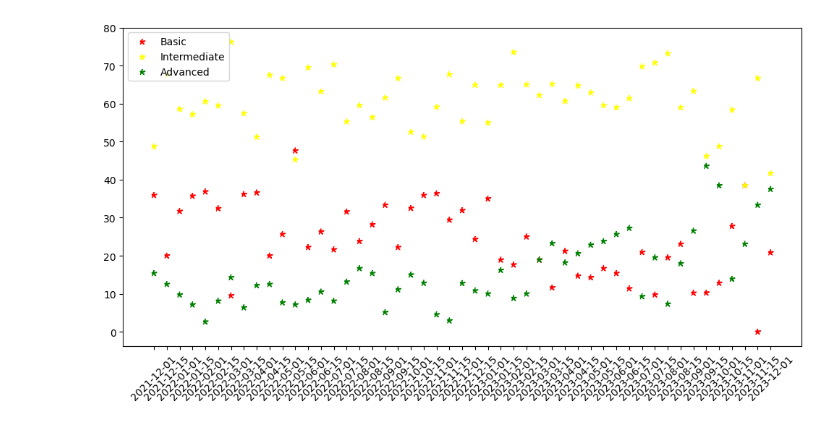
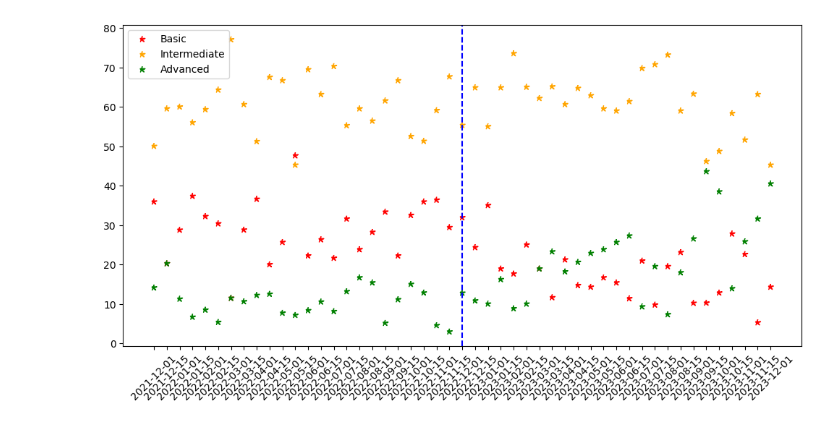
Before and after one commit to boysbeanxious/stackoverflow_src, a Jupyter notebook: LLM/3_visualization_sample.ipynb, the cells around one changed output. Saved outputs shown, nothing was run; the diff lists cells and outputs as text; code cells hidden in the pictures.

```diff
--- a/LLM/3_visualization_sample.ipynb
+++ b/LLM/3_visualization_sample.ipynb
@@ -65,7 +65,14 @@ def calc_rate(df):
 
     return return_df
 # %%
-sample_list = [13, 38, 63, 88]
+sample_list = [       13
+                    , 38
+                    , 63
+                    , 88
+                    , 113
+                    , 138
+                    , 163
+                    , 188]
 # %%
 tot_df = pd.DataFrame()
 for listid in sample_list:
@@ -140,3 +156,3 @@ m_chk_cnt_0.head()
 # %%
-major_xticks = df_date['creationdate'].apply(lambda x : str(pd.Timestamp(x) + pd.offsets.MonthEnd(0)).split(' ')[0]).drop_duplicates().to_list()
+major_xticks = df_date['creationdate'].apply(lambda x : str(pd.Timestamp(x) + pd.offsets.MonthBegin(0)).split(' ')[0]).drop_duplicates().to_list()
 # %%
@@ -205,35 +165,41 @@ fig, ax = plt.subplots( figsize = (10, 5), sharey=True, sharex=True)
 ax.scatter(m_chk_cnt_0.creationdate, m_chk_cnt_0.rate, # specify data
         color = 'red',
         label = 'Basic',
         marker='*',
         linestyle='--',
 )
 
 ax.scatter(m_chk_cnt_1.creationdate, m_chk_cnt_1.rate, # specify data
-        color = 'yellow',
+        color = 'orange',
         label = 'Intermediate',
         marker='*',
         linestyle='--',
 )
 
 
 ax.scatter(m_chk_cnt_2.creationdate, m_chk_cnt_2.rate, # specify data
         color = 'green',
         label = 'Advanced',
         marker='*',
         linestyle='--',
 )
 
 ax.legend(loc = 'upper left', fontsize = 10) # add legend
 
+ax.axvline(major_xticks[12], # add vertical line
+           color = 'blue',
+           linestyle = '--',
+           linewidth = 1.5)
+
+
 # ax.set_xticks(major_xticks)
 
 plt.tight_layout()
 plt.xticks(rotation=45)
 # plt.xscale('log');
 plt.show();
 # %% [output]
-[figure, old version]
+[figure, new version]
 # %%
 ### Problem 2b: Reformat the data and generate the stacked bar plot above.
 
```
Also changed, not shown: parts of 9 cells of this notebook.
